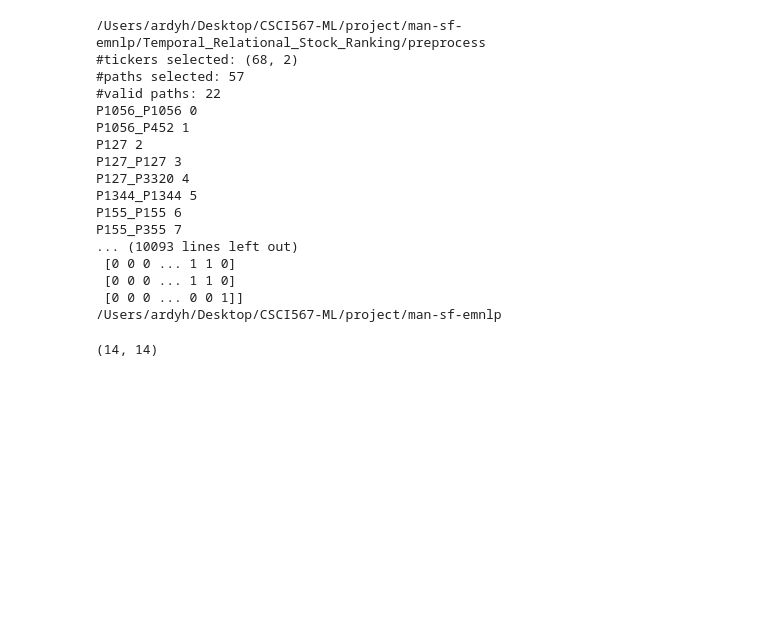
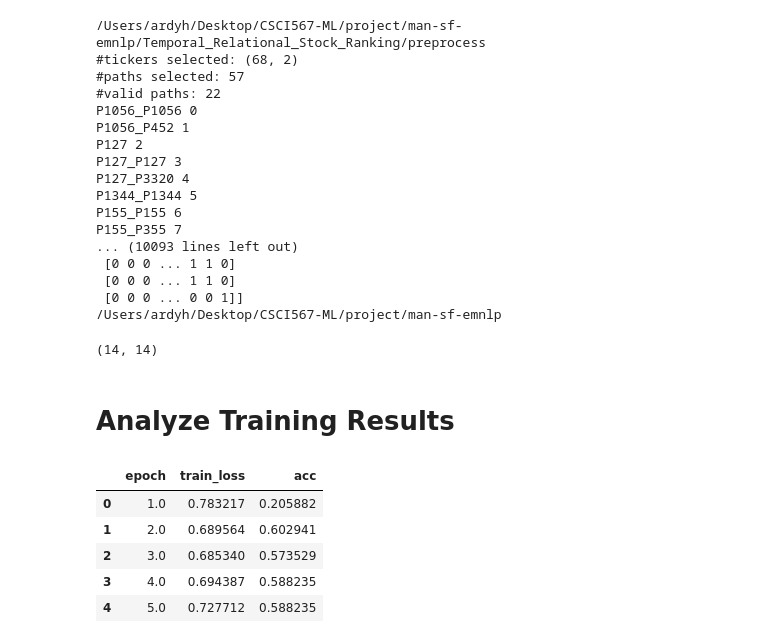
Before and after one commit to ardyh/stock-prediction, a Jupyter notebook: process_data_improv.ipynb, the cells around one changed output. Saved outputs shown, nothing was run; the diff lists cells and outputs as text; code cells hidden in the pictures; blank space fills up the shorter version.

```diff
--- a/process_data_improv.ipynb
+++ b/process_data_improv.ipynb
@@ -561,3 +561,29 @@ graph = np.load('stocknet_generated_data/graph.npy')
 graph.shape
 # %% [output]
 (14, 14)
+# %% [markdown]
+# Analyze Training Results
+# %%
+# Read train_progression.txt
+import re
+import matplotlib.pyplot as plt
+
+with open("train_progression.txt", "r") as f:
+    # Read each line as list elements
+    train_progression = f.readlines()
+
+# Remove all alphabets and special characters and keep only numbers and whitespace and newline
+train_progression_cleaned = [''.join(re.findall(r'[0-9.\s]', line)) for line in train_progression]
+train_progression_cleaned = [[float(num.replace("\n", "")) for num in line.split(" ") if num != ''] for line in train_progression_cleaned[1:]]
+
+# Make pandas dataframe from train_progression_cleaned
+# Columns: epoch, train_loss, acc
+train_progression_df = pd.DataFrame(train_progression_cleaned, columns=['epoch', 'train_loss', 'acc'])
+train_progression_df.head()
+# %% [output]
+|  | epoch | train_loss | acc |
+| 0 | 1.0 | 0.783217 | 0.205882 |
+| 1 | 2.0 | 0.689564 | 0.602941 |
+| 2 | 3.0 | 0.685340 | 0.573529 |
+| 3 | 4.0 | 0.694387 | 0.588235 |
+| 4 | 5.0 | 0.727712 | 0.588235 |
```
Also changed, not shown: parts of 5 cells of this notebook, 3 other files.
